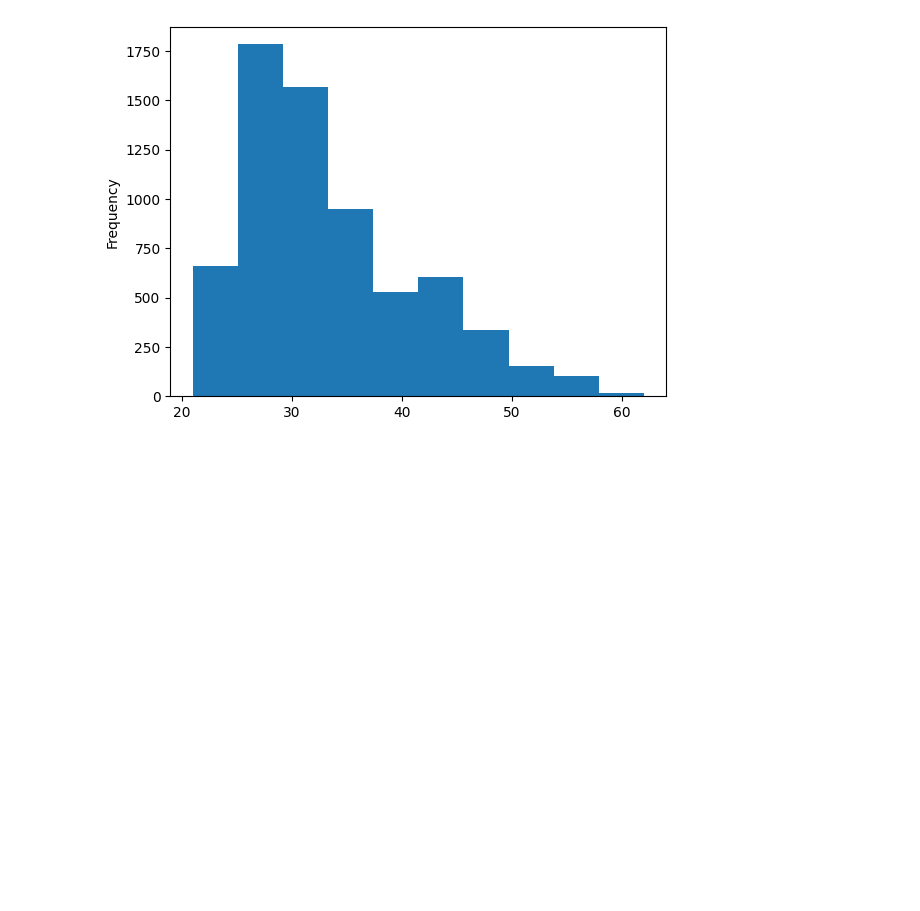
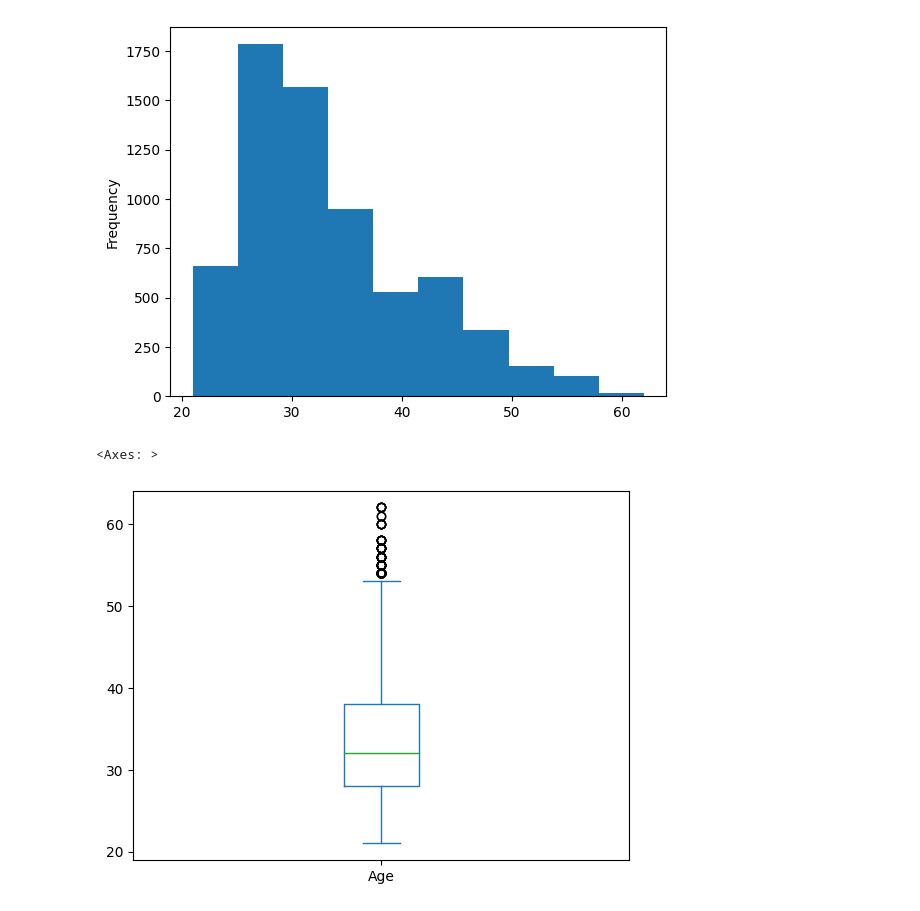
Before and after one commit to mapkopecko/Python-3-Intermedio, a Jupyter notebook: Analisis_De_Datos_DB_Salary_Data.ipynb, the cells around one changed output. Saved outputs shown, nothing was run; the diff lists cells and outputs as text; code cells hidden in the pictures; blank space fills up the shorter version.

```diff
--- a/Analisis_De_Datos_DB_Salary_Data.ipynb
+++ b/Analisis_De_Datos_DB_Salary_Data.ipynb
@@ -1097,3 +1097,8 @@ df_Original.Age.plot.hist()
 # %% [output]
 <Axes: ylabel='Frequency'>
 [figure]
+# %%
+df_Original.Age.plot.box()
+# %% [output]
+<Axes: >
+[figure, added]
```
